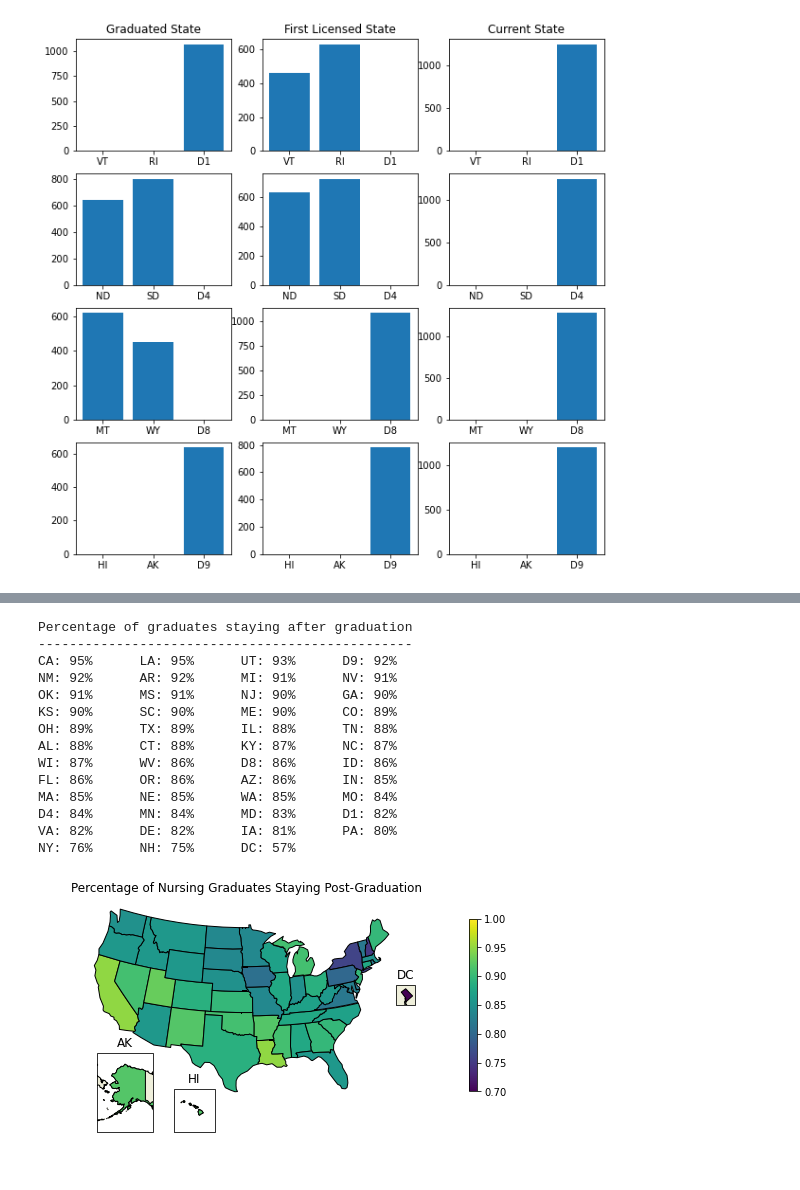
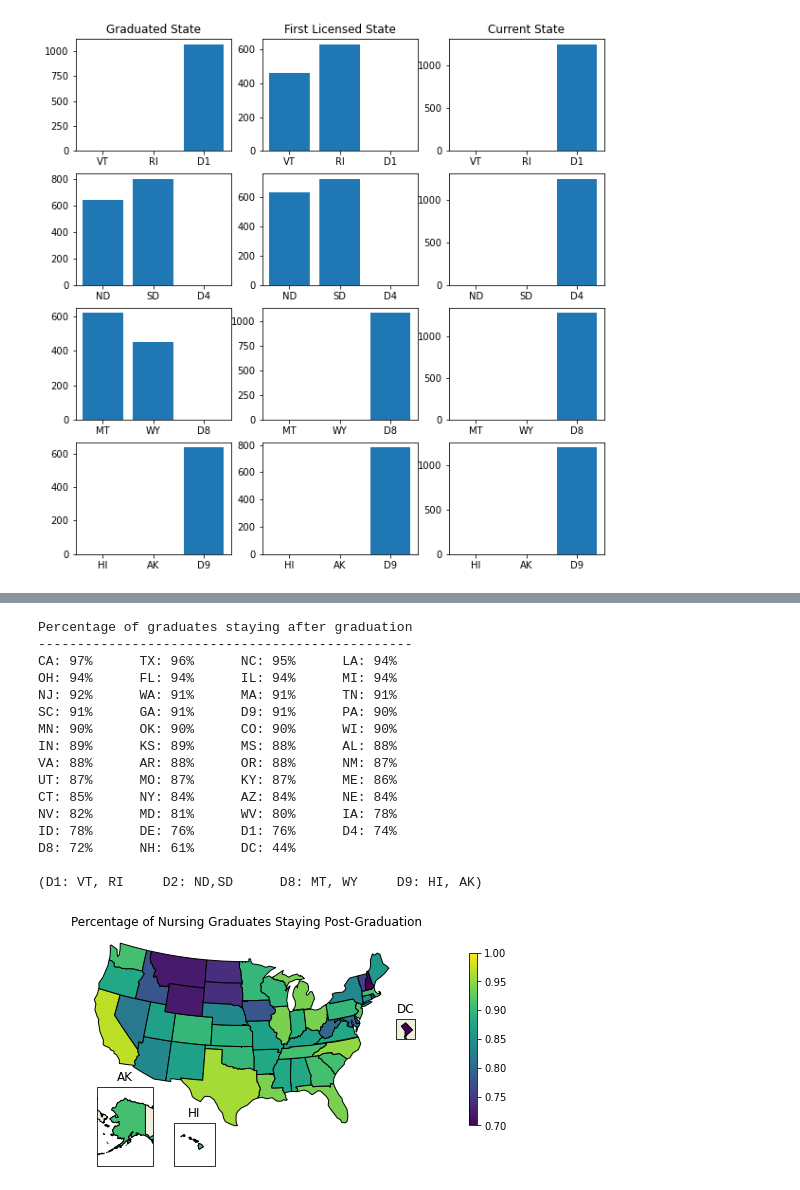
Before and after one commit to tk0802kim/Analysis-of-Nursing-Data, a Jupyter notebook: nursing_analysis.ipynb, the cells around one changed output, grey strips where cells are left out. Drawn from its saved outputs; the diff is of its cells as text; code cells hidden in the pictures.

```diff
--- a/nursing_analysis.ipynb
+++ b/nursing_analysis.ipynb
@@ -27,3 +42,37 @@ df_2018 will contain all of the survey data. We are interested in three measures
+# %%
+#function to handle region to state, and vice versa
+def r2s(dict_in):
+    dict_out = copy.deepcopy(dict_in)
+    for key in dict_in.keys():
+        if key in region:
+            for st in region[key]:
+                dict_out[st] = dict_in[key]
+            dict_out.pop(key)
+    return dict_out
+
+def s2r(dict_in):
+    dict_out = copy.deepcopy(dict_in)
+    for key in region:
+        dict_out[key] = np.mean([dict_in[st] for st in region[key]])
+        for st in region[key]:
+            dict_out.pop(st)
+    return dict_out
+
+def region_explain():
+    print(' ')
+    print('(D1: VT, RI     D2: ND,SD      D8: MT, WY     D9: HI, AK)')
+
+#function that takes region, and gives back state names
+def r2slist(st):
+    if st in region:
+        return region[st]
+    else:
+        return [st]
+
+def slist2r(st):
+    for key in region:
+        if st in region[key]:
+            return key
 # %%
 titles=['Graduated State', 'First Licensed State', 'Current State']
 varnames=['ED_NDLOC_ST_PUF','ED_FRN_ST_PUF','PN_LOC_ST_PUF']
@@ -61,5 +177,9 @@ Let's examine the relation between graduated state and first licensed state. I w
 # %%
-df_gfc = pd.DataFrame({'grad':df_2018['ED_NDLOC_ST_PUF'].value_counts(),'first':df_2018['ED_FRN_ST_PUF'].value_counts(),'current':df_2018['PN_LOC_ST_PUF'].value_counts()})
+st_list =df_2018['ED_NDLOC_ST_PUF'].unique()
+df_gfc = pd.DataFrame(data={'grad':[df_2018.loc[lambda df:(df['ED_NDLOC_ST_PUF']==st),'RKRNWGTA'].sum() for st in st_list],
+                       'first':[df_2018.loc[lambda df:(df['ED_FRN_ST_PUF']==st),'RKRNWGTA'].sum() for st in st_list],
+                       'current':[df_2018.loc[lambda df:(df['PN_LOC_ST_PUF']==st),'RKRNWGTA'].sum() for st in st_list]},
+                      index=st_list)
 df_gfc.drop(index='.L',inplace=True)
 
 graduated_state_axis = df_gfc['grad'].sort_values(ascending=False).index
@@ -70,10 +190,9 @@ current_state_axis = df_gfc['current'].sort_values(ascending=False).index
 hm_gf_raw = np.zeros(shape=(df_gfc.shape[0],df_gfc.shape[0]),dtype=int) #y,x
 
 for gsi,gs in enumerate(graduated_state_axis):
-    s1 = df_2018.loc[lambda df:df['ED_NDLOC_ST_PUF']==gs,'ED_FRN_ST_PUF'].value_counts() # first state series filtered for graduated state
     for fsi,fs in enumerate(graduated_state_axis):  #enumerate over gsa so x and y axis will have the same order
         try:
-            hm_gf_raw[gsi][fsi] += s1[fs]
+            hm_gf_raw[gsi][fsi] =df_2018.loc[lambda df:(df['ED_NDLOC_ST_PUF']==gs)&(df['ED_FRN_ST_PUF']==fs),'RKRNWGTA'].sum()
         except:
             pass
 
@@ -96,44 +215,47 @@ report = ''
 for i in range(df_gfc.shape[0]):
     report+='{}: {}%      '.format(graduated_state_axis[gf_stay_i[i]],hm_gf[gf_stay_i[i],gf_stay_i[i]])
     if i%4 == 3:
         print(report)
         report = ''
 else:
     if i%4 != 3:
         print(report)
 
+region_explain()
 
 
 #draw heatmap
 map_data = {}
 cmap = plt.cm.get_cmap('viridis')
 data_range = [0.7, 1]
 map_title = 'Percentage of Nursing Graduates Staying Post-Graduation'
 for i in range(df_gfc.shape[0]):
     stname = graduated_state_axis[i]
     if stname in region.keys():
         for st in region[stname]:
             map_data[st]=cmap((hm_gf[i,i]-70)/30)
     else:
         map_data[stname]=cmap((hm_gf[i,i]-70)/30)
 
 
 from us_map import make_map
 make_map(map_data,cmap,data_range,map_title)
 # %% [output]
 Percentage of graduates staying after graduation
 ------------------------------------------------
-CA: 95%      LA: 95%      UT: 93%      D9: 92%
-NM: 92%      AR: 92%      MI: 91%      NV: 91%
-OK: 91%      MS: 91%      NJ: 90%      GA: 90%
-KS: 90%      SC: 90%      ME: 90%      CO: 89%
-OH: 89%      TX: 89%      IL: 88%      TN: 88%
-AL: 88%      CT: 88%      KY: 87%      NC: 87%
-WI: 87%      WV: 86%      D8: 86%      ID: 86%
-FL: 86%      OR: 86%      AZ: 86%      IN: 85%
-MA: 85%      NE: 85%      WA: 85%      MO: 84%
-D4: 84%      MN: 84%      MD: 83%      D1: 82%
-VA: 82%      DE: 82%      IA: 81%      PA: 80%
-NY: 76%      NH: 75%      DC: 57%
+CA: 97%      TX: 96%      NC: 95%      LA: 94%
+OH: 94%      FL: 94%      IL: 94%      MI: 94%
+NJ: 92%      WA: 91%      MA: 91%      TN: 91%
+SC: 91%      GA: 91%      D9: 91%      PA: 90%
+MN: 90%      OK: 90%      CO: 90%      WI: 90%
+IN: 89%      KS: 89%      MS: 88%      AL: 88%
+VA: 88%      AR: 88%      OR: 88%      NM: 87%
+UT: 87%      MO: 87%      KY: 87%      ME: 86%
+CT: 85%      NY: 84%      AZ: 84%      NE: 84%
+NV: 82%      MD: 81%      WV: 80%      IA: 78%
+ID: 78%      DE: 76%      D1: 76%      D4: 74%
+D8: 72%      NH: 61%      DC: 44%
+
+(D1: VT, RI     D2: ND,SD      D8: MT, WY     D9: HI, AK)
-[figure, old version]
+[figure, new version]
 # %% [markdown]
```
Also changed, not shown: parts of 30 cells of this notebook, 22 other files.
